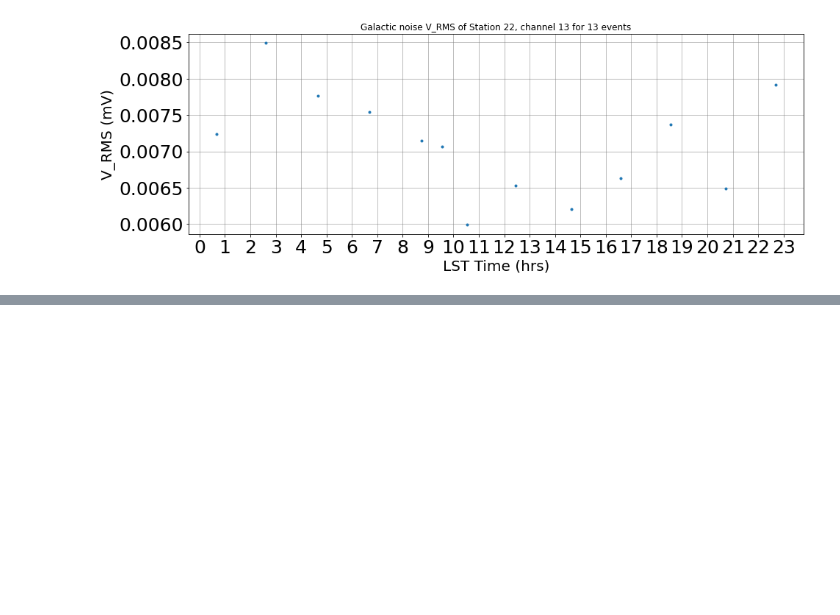
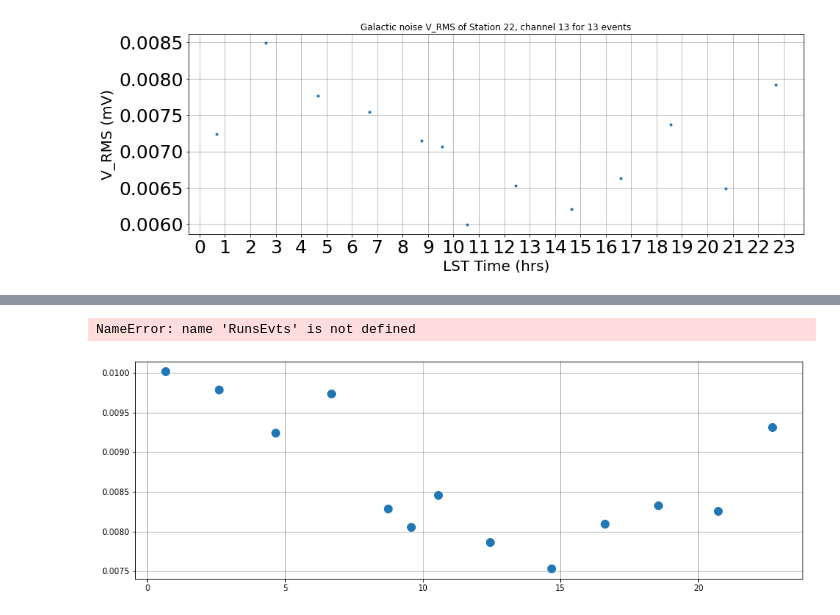
Before and after one commit to JethroStoffels/RNOG_Programming, a Jupyter notebook: Galactic noise/2023-01-16 GalacticNoiseSpectrum.ipynb, the cells around one changed output, grey strips where cells are left out. Cells and saved outputs as stored; diff of their text form; code cells hidden in the pictures; blank space fills up the shorter version.

```diff
--- a/Galactic noise/2023-01-16 GalacticNoiseSpectrum.ipynb
+++ b/Galactic noise/2023-01-16 GalacticNoiseSpectrum.ipynb
@@ -179,3 +197,7 @@ WARNING:NuRadioReco.antennapattern:loading antenna file createLPDA_100MHz_InfFir
 WARNING:NuRadioReco.antennapattern:no hash sum of createLPDA_100MHz_InfFirn_n1.4_InfFirn.pkl available, skipping up-to-date check
 WARNING:NuRadioReco.antennapattern:loading antenna file createLPDA_100MHz_InfFirn_n1.4_InfFirn took 15 seconds
 [figure]
+# %%
+GalacticNoiseVRMSCurve(22,13,RunEvts)
+GalacticNoiseVRMSCurve(22,13,RunEvts,LowPass=True)
+# %% [output]
@@ -181,0 +221,2 @@ WARNING:NuRadioReco.antennapattern:loading antenna file createLPDA_100MHz_InfFir
+NameError: name 'RunsEvts' is not defined
+[figure, added]
```
Also changed, not shown: parts of 8 cells of this notebook, 3 other files.
